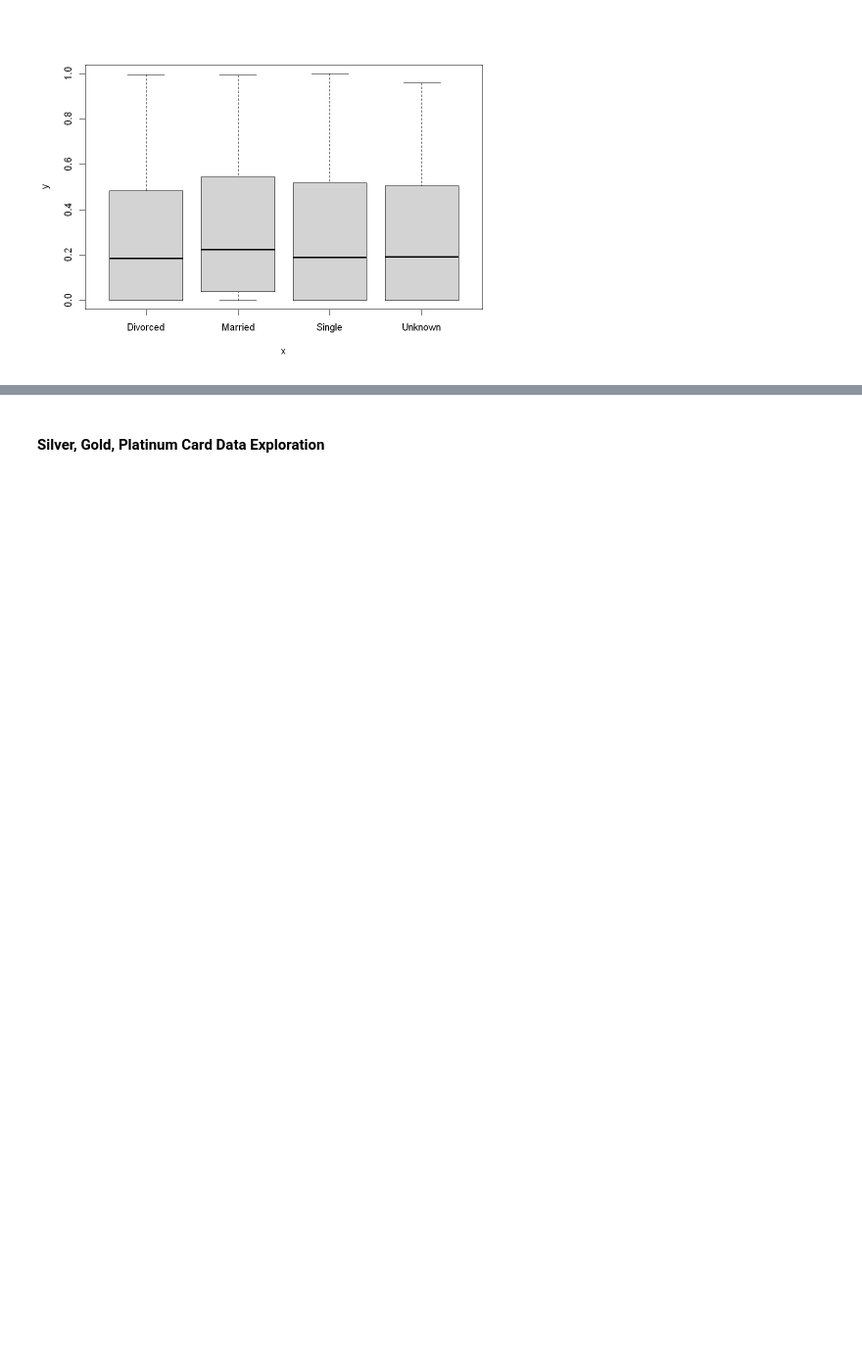
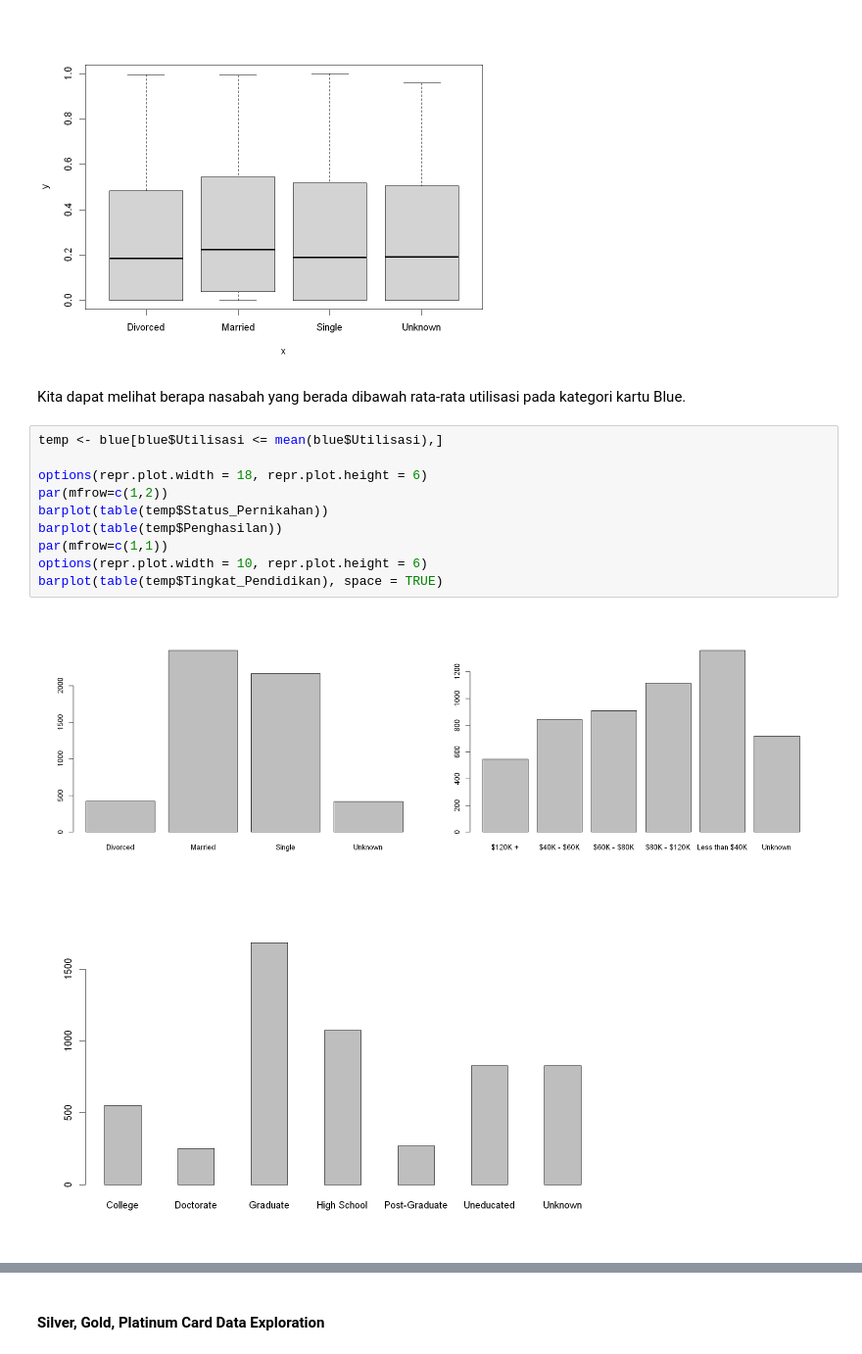
Before and after one commit to kaenova/Statistika_Tubes, a Jupyter notebook: Kaenova's Notebook.ipynb, the cells around one changed output, grey strips where cells are left out. Shown at 98% size. Saved outputs shown, nothing was run; the diff lists cells and outputs as text; blank space fills up the shorter version.

```diff
--- a/Kaenova's Notebook.ipynb
+++ b/Kaenova's Notebook.ipynb
@@ -213,3 +213,18 @@ options(repr.plot.width = 8, repr.plot.height = 6)
 plot(factor(blue$Status_Pernikahan), blue$Utilisasi)
 # %% [output]
 [figure]
+# %% [markdown]
+Kita dapat melihat berapa nasabah yang berada dibawah rata-rata utilisasi pada kategori kartu Blue.
+# %%
+temp <- blue[blue$Utilisasi <= mean(blue$Utilisasi),]
+
+options(repr.plot.width = 18, repr.plot.height = 6)
+par(mfrow=c(1,2))
+barplot(table(temp$Status_Pernikahan))
+barplot(table(temp$Penghasilan))
+par(mfrow=c(1,1))
+options(repr.plot.width = 10, repr.plot.height = 6)
+barplot(table(temp$Tingkat_Pendidikan), space = TRUE)
+# %% [output]
+[figure, added]
+[figure, added]
```
Also changed, not shown: parts of 6 cells of this notebook.
